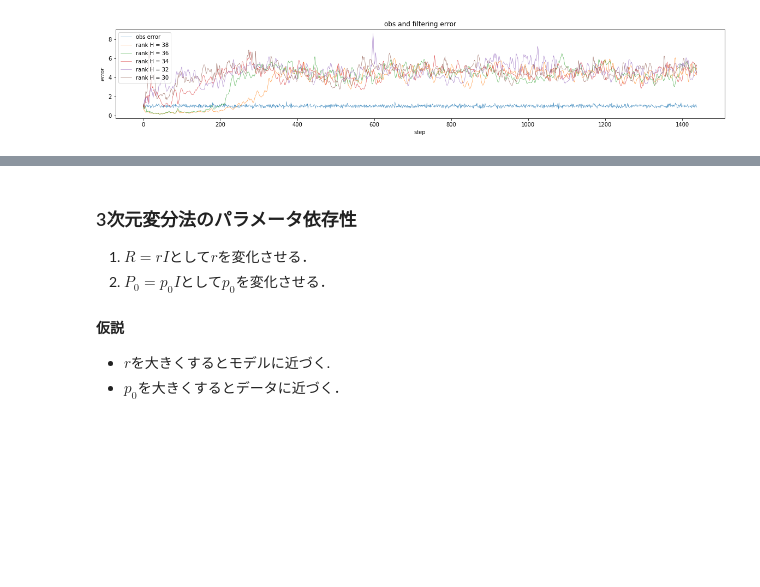
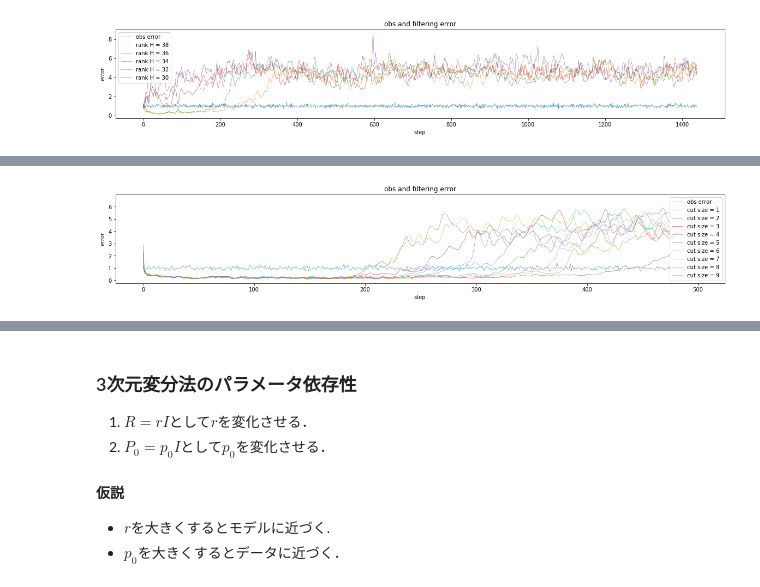
Before and after one commit to KotaTakeda/rccs_online_school, a Jupyter notebook: work.ipynb, the cells around one changed output, grey strips where cells are left out. Drawn from its saved outputs; the diff is of its cells as text; code cells hidden in the pictures; blank space fills up the shorter version.

```diff
--- a/work.ipynb
+++ b/work.ipynb
@@ -588,0 +628,7 @@ plot_error_KF(true, y, exkf_obs_dege_results, legends)
+# %%
+exkf_random_cut_obs_results = np.load('data/exkf_random_cut_obs_parametrized.npy')
+params_cut_obs = range(1, 10)
+legends = ['cut size = {}'.format(n) for n in params_cut_obs]
+plot_error_KF(true[:end], y[:end], exkf_random_cut_obs_results, legends)
+# %% [output]
+[figure, added]
```
Also changed, not shown: parts of 28 cells of this notebook, 1 other file.
